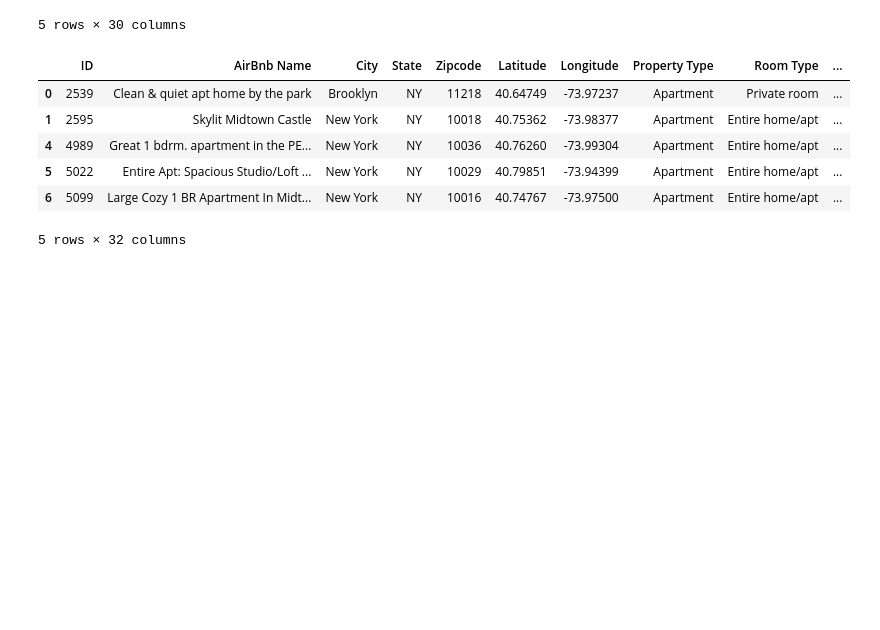
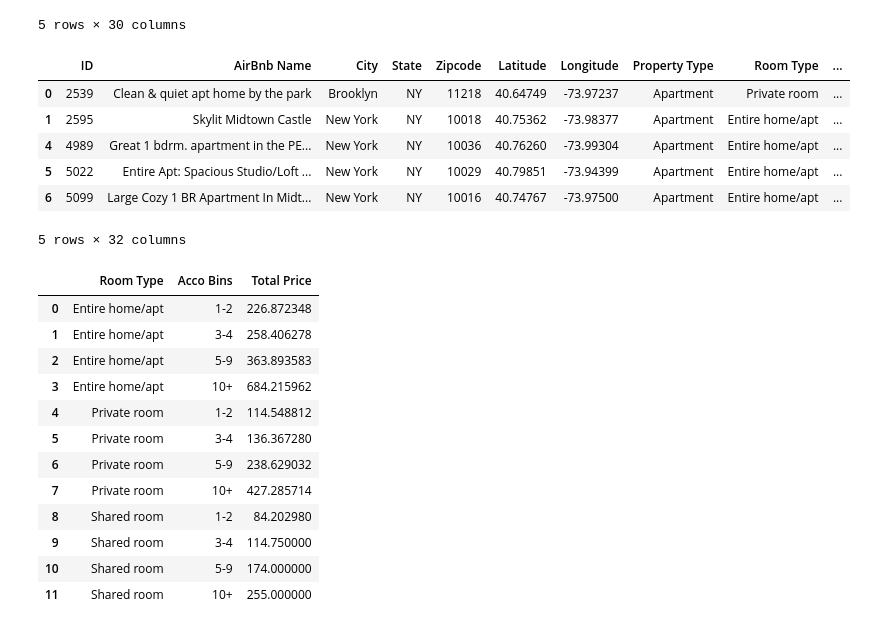
Before and after one commit to EstellaYu/Data_Visualization_Airbnb_Hotel, a Jupyter notebook: Notebooks/Data_Cleaning.ipynb, the cells around one changed output. Saved outputs shown, nothing was run; the diff lists cells and outputs as text; code cells hidden in the pictures; blank space fills up the shorter version.

```diff
--- a/Notebooks/Data_Cleaning.ipynb
+++ b/Notebooks/Data_Cleaning.ipynb
@@ -401,3 +403,21 @@ clean_airbnb_prc.head()
 | 5 | 5022 | Entire Apt: Spacious Studio/Loft ... | New York | NY | 10029 | 40.79851 | -73.94399 | Apartment | Entire home/apt | ... |
 | 6 | 5099 | Large Cozy 1 BR Apartment In Midt... | New York | NY | 10016 | 40.74767 | -73.97500 | Apartment | Entire home/apt | ... |
 5 rows × 32 columns
+# %%
+#Compute Average by bins
+acco_avg_df = clean_airbnb_prc.groupby(by=['Room Type', 'Acco Bins'], as_index=False).aggregate({'Total Price':'mean'})
+acco_avg_df
+# %% [output]
+|  | Room Type | Acco Bins | Total Price |
+| 0 | Entire home/apt | 1-2 | 226.872348 |
+| 1 | Entire home/apt | 3-4 | 258.406278 |
+| 2 | Entire home/apt | 5-9 | 363.893583 |
+| 3 | Entire home/apt | 10+ | 684.215962 |
+| 4 | Private room | 1-2 | 114.548812 |
+| 5 | Private room | 3-4 | 136.367280 |
+| 6 | Private room | 5-9 | 238.629032 |
+| 7 | Private room | 10+ | 427.285714 |
+| 8 | Shared room | 1-2 | 84.202980 |
+| 9 | Shared room | 3-4 | 114.750000 |
+| 10 | Shared room | 5-9 | 174.000000 |
+| 11 | Shared room | 10+ | 255.000000 |
```
Also changed, not shown: parts of 8 cells of this notebook.
